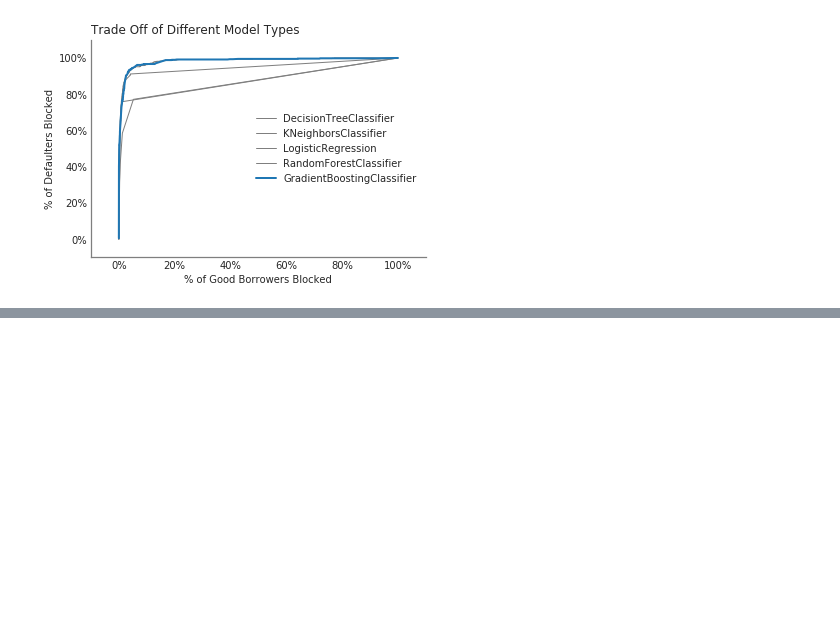
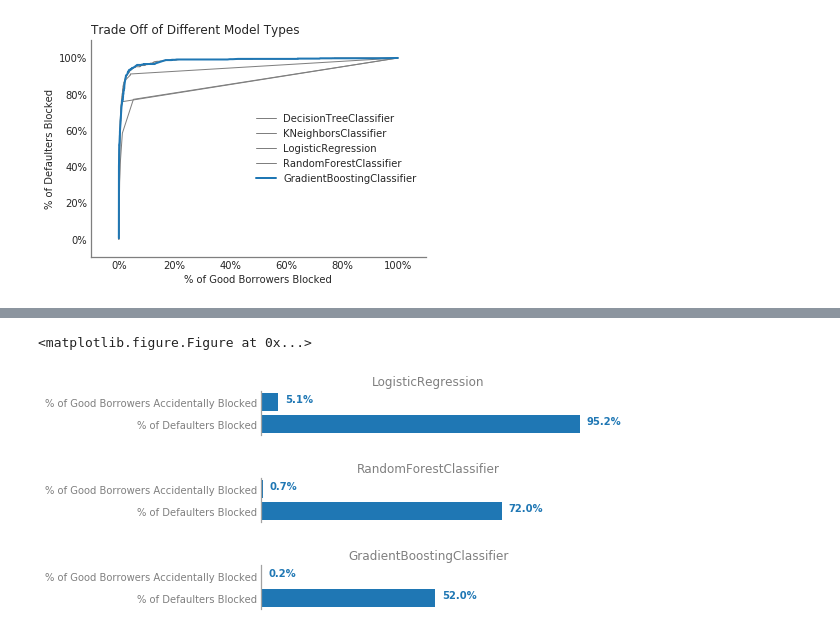
Before and after one commit to clcarver1130/dsi_capstone_project, a Jupyter notebook: notebooks/multiple_model_testing.ipynb, the cells around one changed output, grey strips where cells are left out. Cells and saved outputs as stored; diff of their text form; code cells hidden in the pictures; blank space fills up the shorter version.

```diff
--- a/notebooks/multiple_model_testing.ipynb
+++ b/notebooks/multiple_model_testing.ipynb
@@ -22,6 +22,7 @@ def rgb_color(r,g,b):
 # Create colors:
 tableau_blue = rgb_color(31,119,180)
 tableau_grey = rgb_color(127,127,127)
+tableau_light = rgb_color(162,162,162)
 # %%
 # Load in data: df
 df = pd.read_csv('https://s3.amazonaws.com/clcarverloans/data/df_cluster.csv')
@@ -99,0 +109,37 @@ plt.show()
+# %%
+# Build function to compare models FPR and TPR
+def model_score(model, X_train, X_test, y_train, y_test, sub_plot, i):
+    model.fit(X_train, y_train)
+    y_pred = model.predict(X_test)
+
+    CM = confusion_matrix(y_test, y_pred)
+    TN = CM[0][0]
+    FN = CM[1][0]
+    TP = CM[1][1]
+    FP = CM[0][1]
+    recall = round(TP/(TP+FN), 3)
+    fpr = round(FP/(FP+TN), 3)
+
+    ax = plt.subplot(3,1,i+1)
+    plt.subplots_adjust(hspace=1)
+    ax.barh(['% of Defaulters Blocked', '% of Good Borrowers Accidentally Blocked'], [recall, fpr], color=tableau_blue)
+    ax.spines['right'].set_visible(False)
+    ax.spines['top'].set_visible(False)
+    ax.spines['bottom'].set_visible(False)
+    ax.spines['left'].set_color(tableau_light)
+    ax.axes.get_xaxis().set_ticks([])
+    plt.text((fpr + 0.02) , 1, (str(round(fpr*100, 2))+'%'), color=tableau_blue, weight='bold')
+    plt.text((recall + 0.02) , 0, (str(round(recall*100, 2))+'%'), color=tableau_blue, weight='bold')
+    plt.xlim(0,1)
+    plt.yticks(['% of Defaulters Blocked', '% of Good Borrowers Accidentally Blocked'], color=tableau_grey)
+    plt.title(model.__class__.__name__, fontsize=12, color=tableau_grey)
+# %%
+plt.figure(figsize=(16,8))
+sub_plot = plt.subplots(3,1, sharex=True, sharey=True)
+for i, model in enumerate(model_list):
+    model_score(model, X_train, X_test, y_train, y_test, sub_plot, i)
+plt.savefig('../pictures/recall_vs_fpr.png', dpi=600, transparent=True, bbox_inches='tight')
+plt.show()
+# %% [output]
+<matplotlib.figure.Figure at 0x...>
+[figure, added]
```
Also changed, not shown: parts of 4 cells of this notebook, 4 other files.
